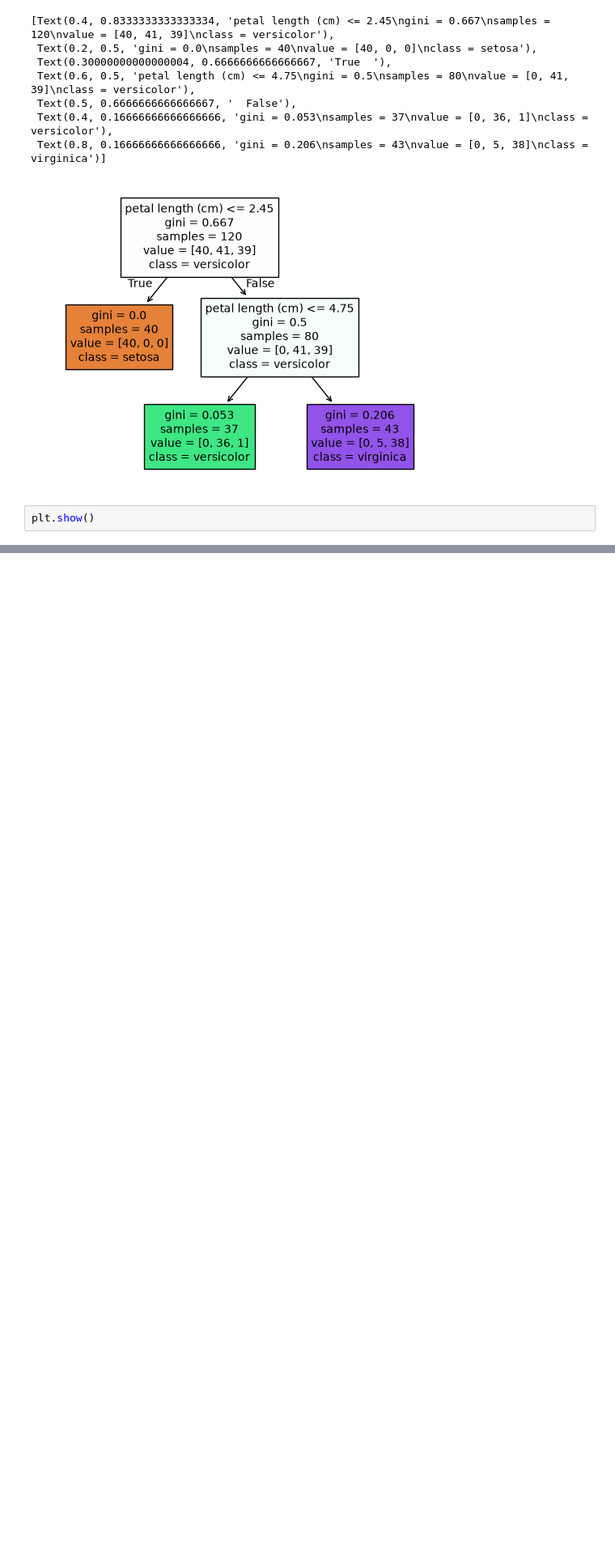
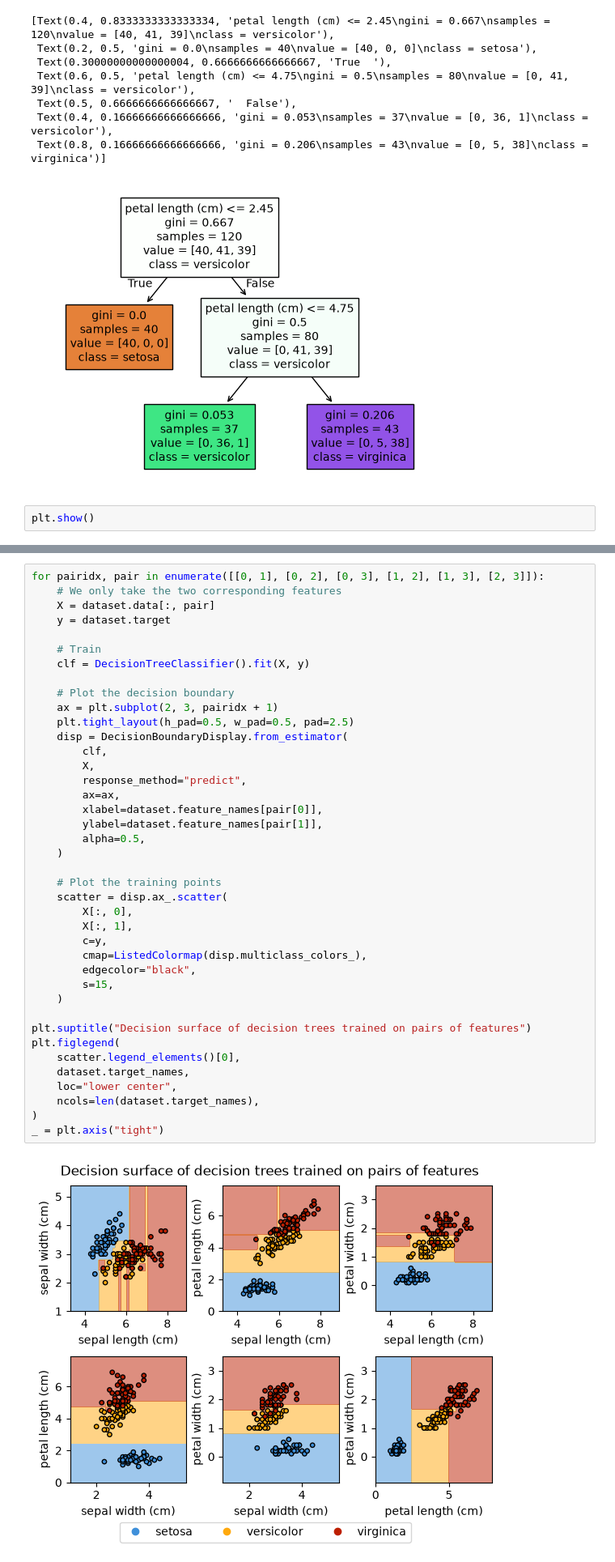
Before and after one commit to EnzzoFerreira/petal-data-analystic, a Jupyter notebook: 02-arvore.ipynb, the cells around one changed output, grey strips where cells are left out. Shown at 81% size. Drawn from its saved outputs; the diff is of its cells as text; blank space fills up the shorter version.

```diff
--- a/02-arvore.ipynb
+++ b/02-arvore.ipynb
@@ -57,0 +79,42 @@ plt.show()
+# %%
+for pairidx, pair in enumerate([[0, 1], [0, 2], [0, 3], [1, 2], [1, 3], [2, 3]]):
+    # We only take the two corresponding features
+    X = dataset.data[:, pair]
+    y = dataset.target
+
+    # Train
+    clf = DecisionTreeClassifier().fit(X, y)
+
+    # Plot the decision boundary
+    ax = plt.subplot(2, 3, pairidx + 1)
+    plt.tight_layout(h_pad=0.5, w_pad=0.5, pad=2.5)
+    disp = DecisionBoundaryDisplay.from_estimator(
+        clf,
+        X,
+        response_method="predict",
+        ax=ax,
+        xlabel=dataset.feature_names[pair[0]],
+        ylabel=dataset.feature_names[pair[1]],
+        alpha=0.5,
+    )
+
+    # Plot the training points
+    scatter = disp.ax_.scatter(
+        X[:, 0],
+        X[:, 1],
+        c=y,
+        cmap=ListedColormap(disp.multiclass_colors_),
+        edgecolor="black",
+        s=15,
+    )
+
+plt.suptitle("Decision surface of decision trees trained on pairs of features")
+plt.figlegend(
+    scatter.legend_elements()[0],
+    dataset.target_names,
+    loc="lower center",
+    ncols=len(dataset.target_names),
+)
+_ = plt.axis("tight")
+# %% [output]
+[figure, added]
```
Also changed, not shown: parts of 4 cells of this notebook, 2 other files.
